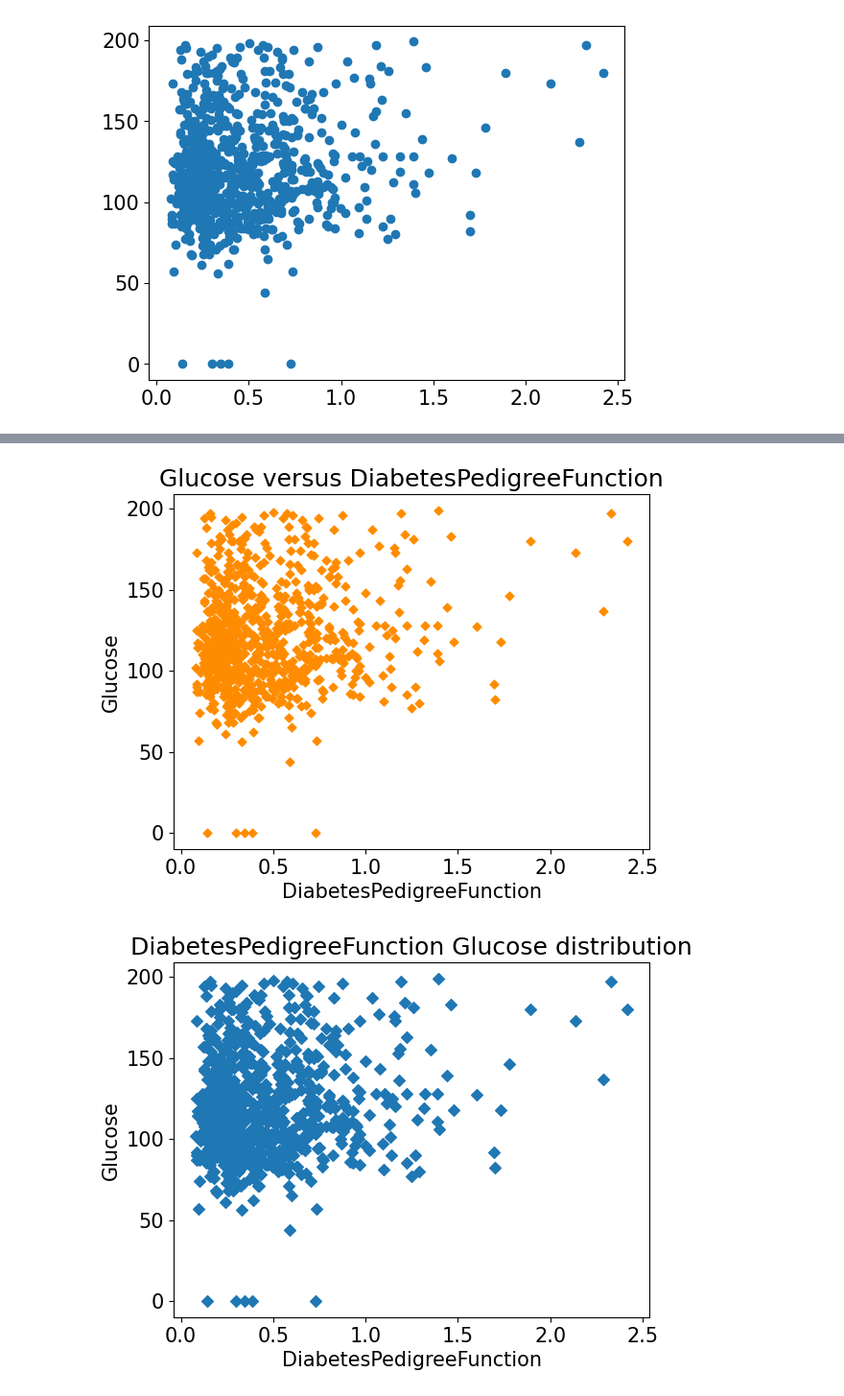
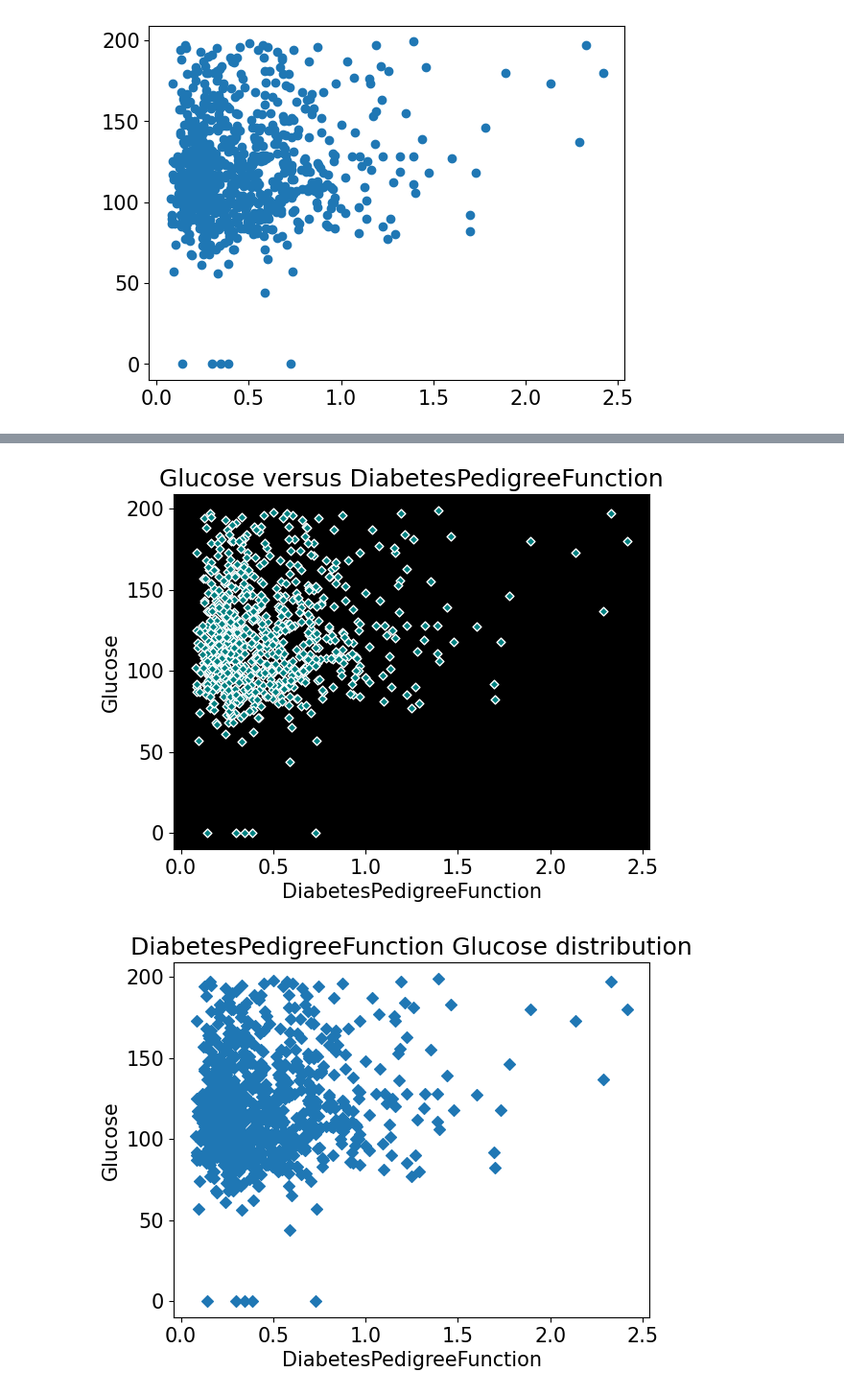
Before and after one commit to akodiro1/Data-Visualization-with-Python, a Jupyter notebook: 0-StaticPlots-code.ipynb, the cells around one changed output, grey strips where cells are left out. Shown at 96% size. Saved outputs shown, nothing was run; the diff lists cells and outputs as text; code cells hidden in the pictures.

```diff
--- a/0-StaticPlots-code.ipynb
+++ b/0-StaticPlots-code.ipynb
@@ -247,7 +230,7 @@ Text(0.5, 0, 'Mean values')
 # %%
 import pandas as pd
 
-df = pd.read_csv("diabetes.csv").drop("id", axis=1)
+df = pd.read_csv("data/diabetes.csv").drop("id", axis=1)
 # %%
 ax = df.mean().sort_values().plot.barh(
     figsize=(9, 6),
@@ -294,13 +288,14 @@ plt.scatter(df["DiabetesPedigreeFunction"], df["Glucose"]);
 # %%
 df.plot.scatter(
     x="DiabetesPedigreeFunction",
     y="Glucose",
     marker="D",
     title="Glucose versus DiabetesPedigreeFunction",
-    c="darkorange",
-);
+    c="teal",
+    edgecolor="white",
+).set_facecolor("k")
 # %% [output]
-[figure, old version]
+[figure, new version]
 # %%
 # =================================================-
 #### Slide 14/32: Bivariate plots: scatterplot - cont'd  ####
```
Also changed, not shown: parts of 13 cells of this notebook.
